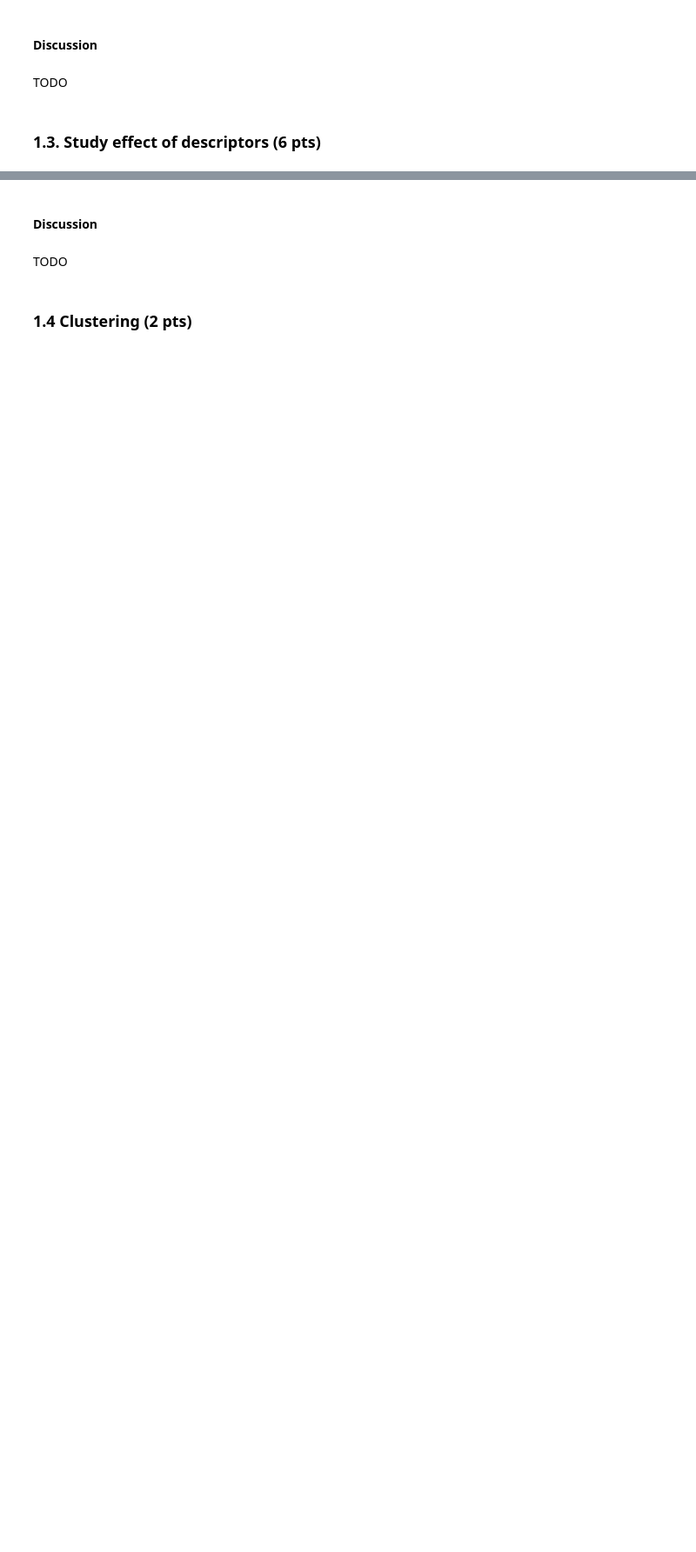
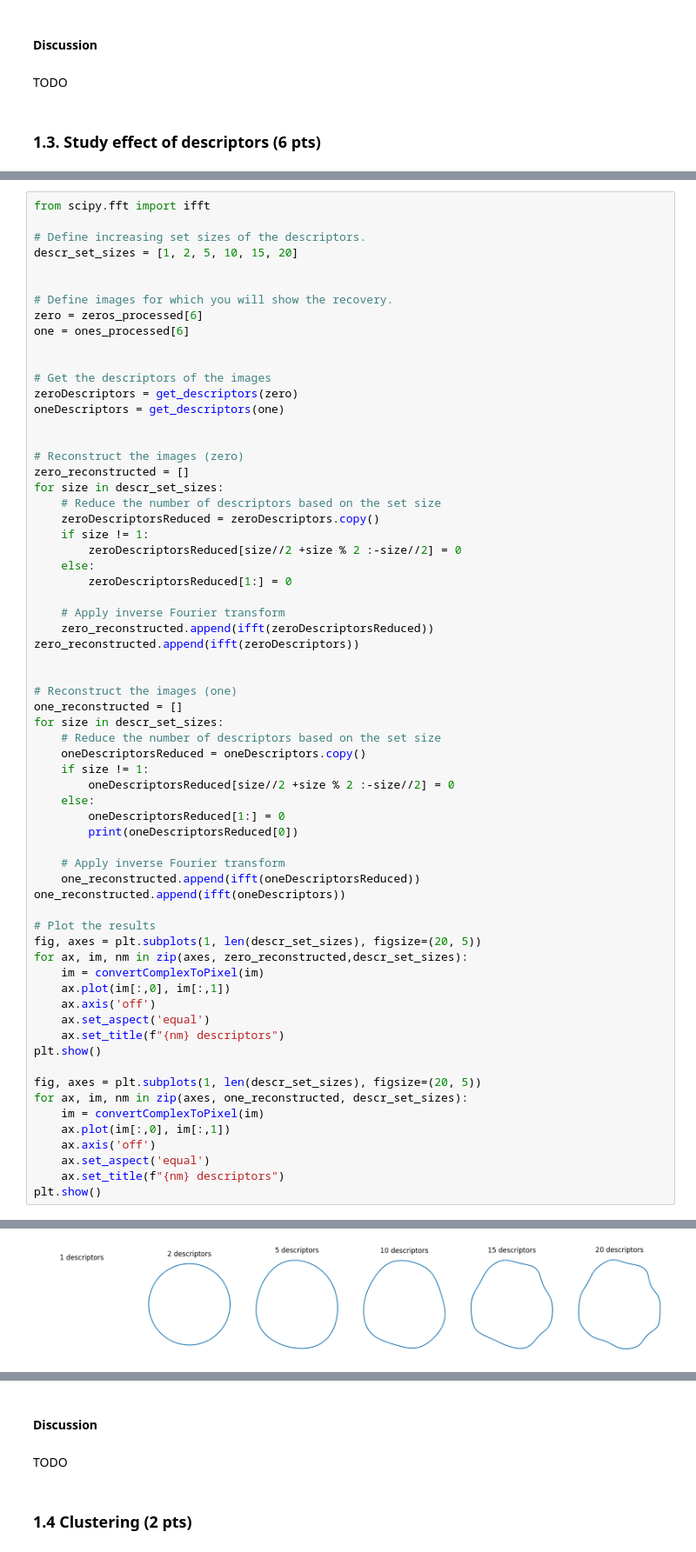
Before and after one commit to alessandrodalbesio/EPFL-image-analysis-and-pattern-recognition, a Jupyter notebook: lab/lab_02_object_description.ipynb, the cells around one changed output, grey strips where cells are left out. Shown: that part at 87% size. Drawn from its saved outputs; the diff is of its cells as text; blank space fills up the shorter version.

```diff
--- a/lab/lab_02_object_description.ipynb
+++ b/lab/lab_02_object_description.ipynb
@@ -285,0 +270,66 @@ plt.show()
+# %%
+from scipy.fft import ifft
+
+# Define increasing set sizes of the descriptors.
+descr_set_sizes = [1, 2, 5, 10, 15, 20]
+
+
+# Define images for which you will show the recovery.
+zero = zeros_processed[6]
+one = ones_processed[6]
+
+
+# Get the descriptors of the images
+zeroDescriptors = get_descriptors(zero)
+oneDescriptors = get_descriptors(one)
+
+
+# Reconstruct the images (zero)
+zero_reconstructed = []
+for size in descr_set_sizes:
+    # Reduce the number of descriptors based on the set size
+    zeroDescriptorsReduced = zeroDescriptors.copy()
+    if size != 1:
+        zeroDescriptorsReduced[size//2 +size % 2 :-size//2] = 0
+    else:
+        zeroDescriptorsReduced[1:] = 0
+
+    # Apply inverse Fourier transform
+    zero_reconstructed.append(ifft(zeroDescriptorsReduced))
+zero_reconstructed.append(ifft(zeroDescriptors))
+
+
+# Reconstruct the images (one)
+one_reconstructed = []
+for size in descr_set_sizes:
+    # Reduce the number of descriptors based on the set size
+    oneDescriptorsReduced = oneDescriptors.copy()
+    if size != 1:
+        oneDescriptorsReduced[size//2 +size % 2 :-size//2] = 0
+    else:
+        oneDescriptorsReduced[1:] = 0
+        print(oneDescriptorsReduced[0])
+
+    # Apply inverse Fourier transform
+    one_reconstructed.append(ifft(oneDescriptorsReduced))
+one_reconstructed.append(ifft(oneDescriptors))
+
+# Plot the results
+fig, axes = plt.subplots(1, len(descr_set_sizes), figsize=(20, 5))
+for ax, im, nm in zip(axes, zero_reconstructed,descr_set_sizes):
+    im = convertComplexToPixel(im)
+    ax.plot(im[:,0], im[:,1])
+    ax.axis('off')
+    ax.set_aspect('equal')
+    ax.set_title(f"{nm} descriptors")
+plt.show()
+
+fig, axes = plt.subplots(1, len(descr_set_sizes), figsize=(20, 5))
+for ax, im, nm in zip(axes, one_reconstructed, descr_set_sizes):
+    im = convertComplexToPixel(im)
+    ax.plot(im[:,0], im[:,1])
+    ax.axis('off')
+    ax.set_aspect('equal')
+    ax.set_title(f"{nm} descriptors")
+plt.show()
+# %% [output]
@@ -285,0 +337 @@ plt.show()
+[figure, added]
```
Also changed, not shown: parts of 25 cells of this notebook.
